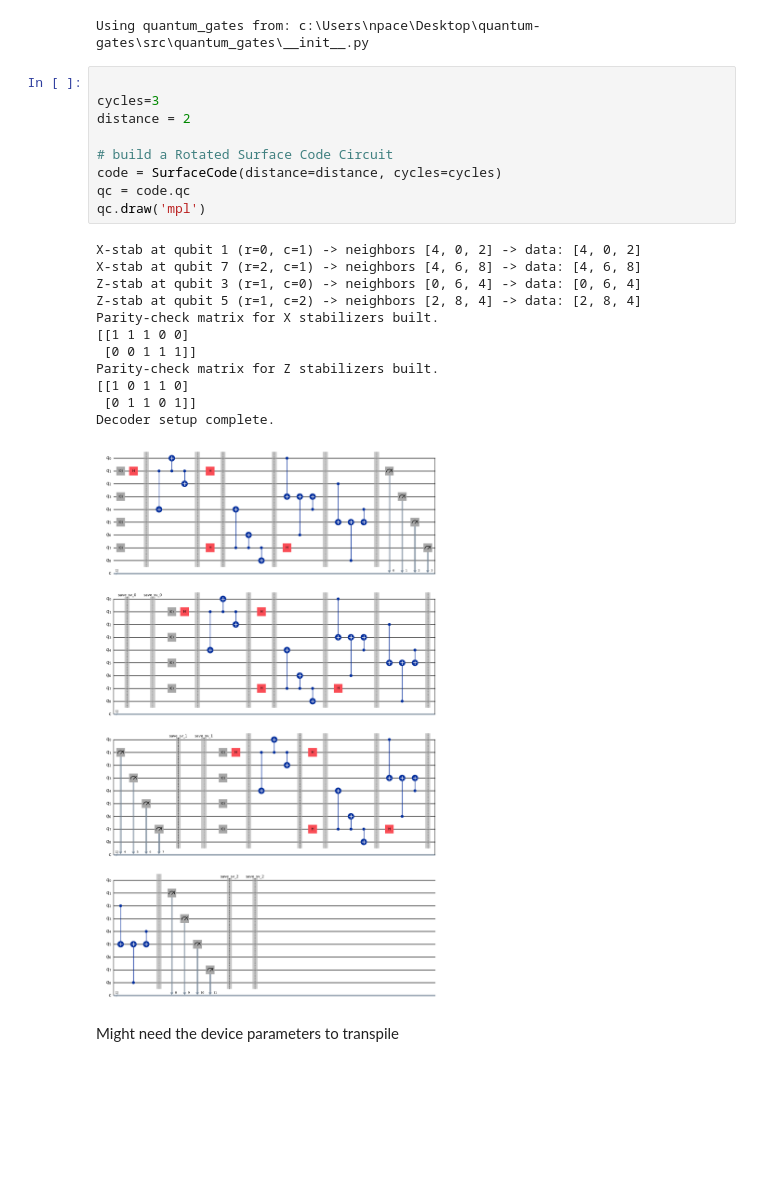
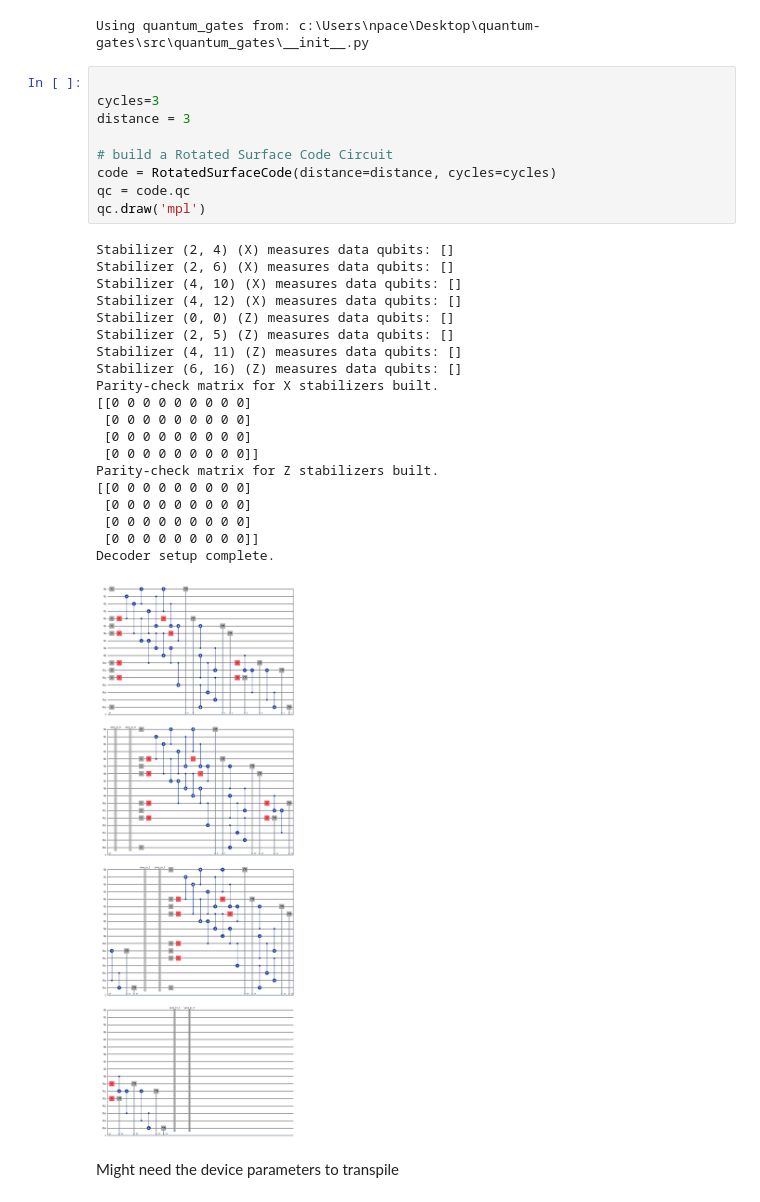
Before and after one commit to CERN-IT-INNOVATION/quantum-gates, a Jupyter notebook: start up and testing/AER_testing_surface_code_SV.ipynb, the cells around one changed output. Saved outputs shown, nothing was run; the diff lists cells and outputs as text; blank space fills up the shorter version.

Commit message:
proof of SV permutation working on distance 3 Rotated SC

```diff
--- a/start up and testing/AER_testing_surface_code_SV.ipynb
+++ b/start up and testing/AER_testing_surface_code_SV.ipynb
@@ -60,25 +60,33 @@ Using quantum_gates from: c:\Users\npace\Desktop\quantum-gates\src\quantum_gates
 # %%
 
 cycles=3
-distance = 2
+distance = 3
 
 # build a Rotated Surface Code Circuit
-code = SurfaceCode(distance=distance, cycles=cycles)
+code = RotatedSurfaceCode(distance=distance, cycles=cycles)
 qc = code.qc
 qc.draw('mpl')
 # %% [output]
-X-stab at qubit 1 (r=0, c=1) -> neighbors [4, 0, 2] -> data: [4, 0, 2]
-X-stab at qubit 7 (r=2, c=1) -> neighbors [4, 6, 8] -> data: [4, 6, 8]
-Z-stab at qubit 3 (r=1, c=0) -> neighbors [0, 6, 4] -> data: [0, 6, 4]
-Z-stab at qubit 5 (r=1, c=2) -> neighbors [2, 8, 4] -> data: [2, 8, 4]
+Stabilizer (2, 4) (X) measures data qubits: []
+Stabilizer (2, 6) (X) measures data qubits: []
+Stabilizer (4, 10) (X) measures data qubits: []
+Stabilizer (4, 12) (X) measures data qubits: []
+Stabilizer (0, 0) (Z) measures data qubits: []
+Stabilizer (2, 5) (Z) measures data qubits: []
+Stabilizer (4, 11) (Z) measures data qubits: []
+Stabilizer (6, 16) (Z) measures data qubits: []
 Parity-check matrix for X stabilizers built.
-[[1 1 1 0 0]
- [0 0 1 1 1]]
+[[0 0 0 0 0 0 0 0 0]
+ [0 0 0 0 0 0 0 0 0]
+ [0 0 0 0 0 0 0 0 0]
+ [0 0 0 0 0 0 0 0 0]]
 Parity-check matrix for Z stabilizers built.
-[[1 0 1 1 0]
- [0 1 1 0 1]]
+[[0 0 0 0 0 0 0 0 0]
+ [0 0 0 0 0 0 0 0 0]
+ [0 0 0 0 0 0 0 0 0]
+ [0 0 0 0 0 0 0 0 0]]
 Decoder setup complete.
-[figure, old version]
+[figure, new version]
 # %% [markdown]
 Might need the device parameters to transpile
 # %% [raw]
```
Also changed, not shown: parts of 6 cells of this notebook.
